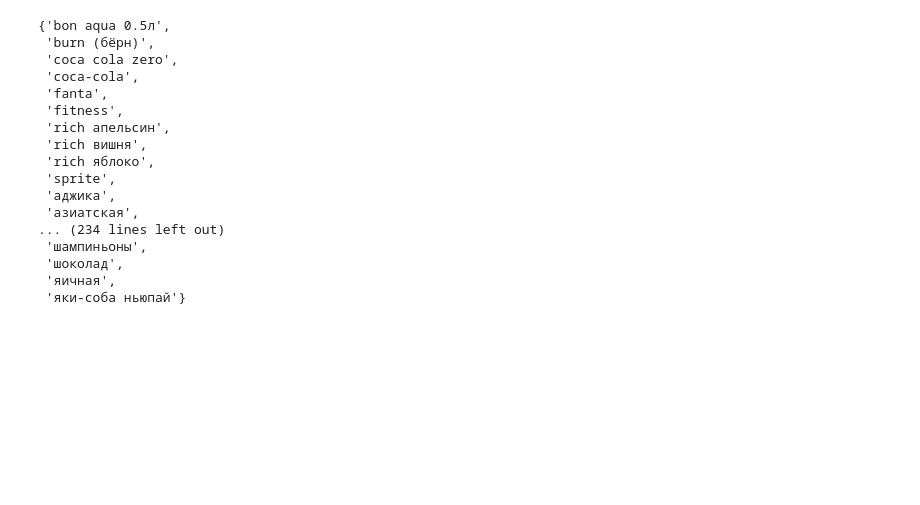
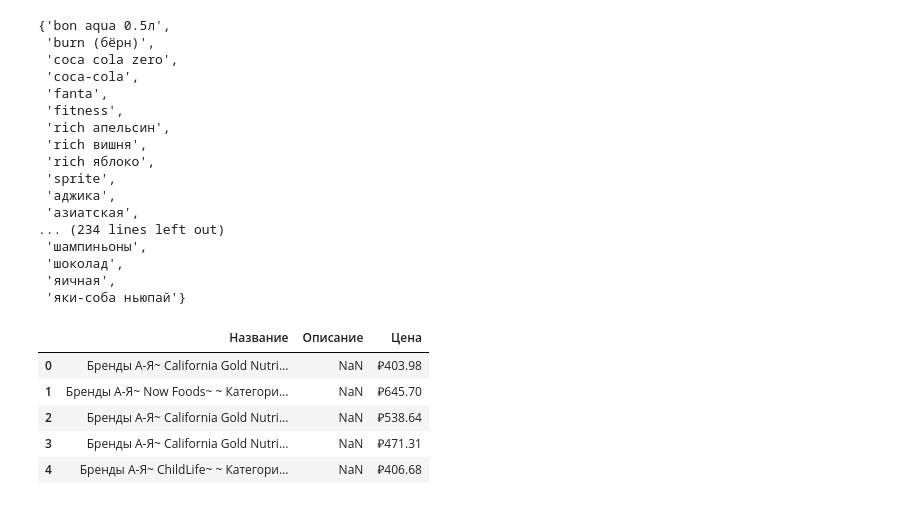
Before and after one commit to kbrodt/offer_search, a Jupyter notebook: data/create_food_slots.ipynb, the cells around one changed output. Saved outputs shown, nothing was run; the diff lists cells and outputs as text; code cells hidden in the pictures; blank space fills up the shorter version.

```diff
--- a/data/create_food_slots.ipynb
+++ b/data/create_food_slots.ipynb
@@ -154,0 +153,11 @@ slots
+# %%
+#iHerb
+data = pd.read_excel('./food/iHerb.com/data.xls')
+data.head()
+# %% [output]
+|  | Название | Описание | Цена |
+| 0 | Бренды А-Я~ California Gold Nutri... | NaN | ₽403.98 |
+| 1 | Бренды А-Я~ Now Foods~ ~ Категори... | NaN | ₽645.70 |
+| 2 | Бренды А-Я~ California Gold Nutri... | NaN | ₽538.64 |
+| 3 | Бренды А-Я~ California Gold Nutri... | NaN | ₽471.31 |
+| 4 | Бренды А-Я~ ChildLife~ ~ Категори... | NaN | ₽406.68 |
```
Also changed, not shown: parts of 23 cells of this notebook, 11 other files.
